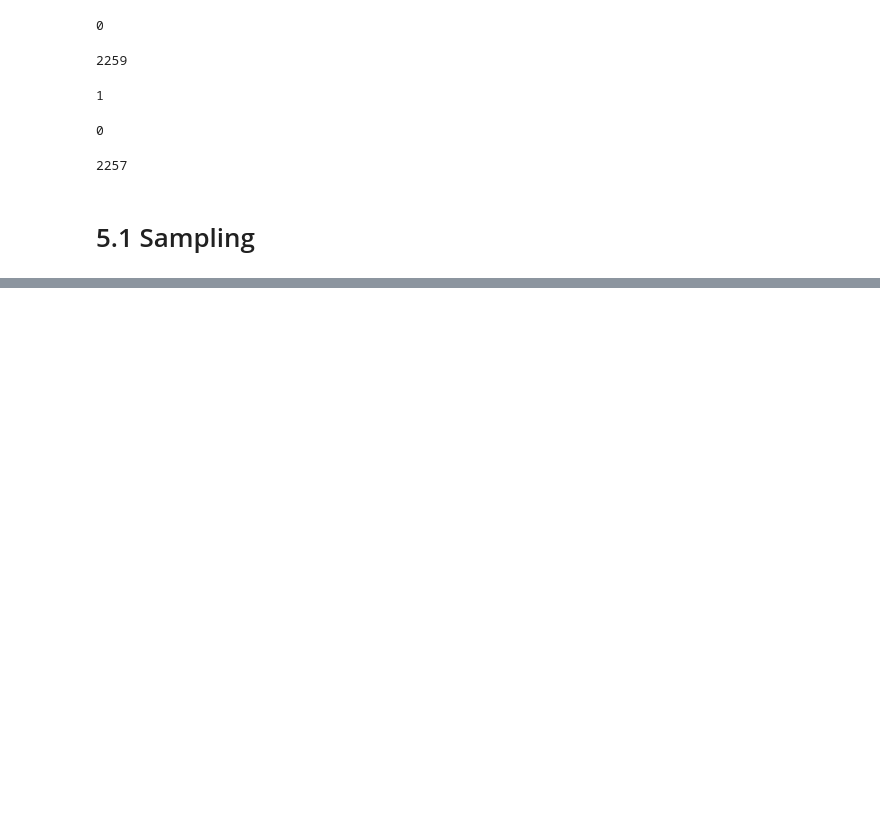
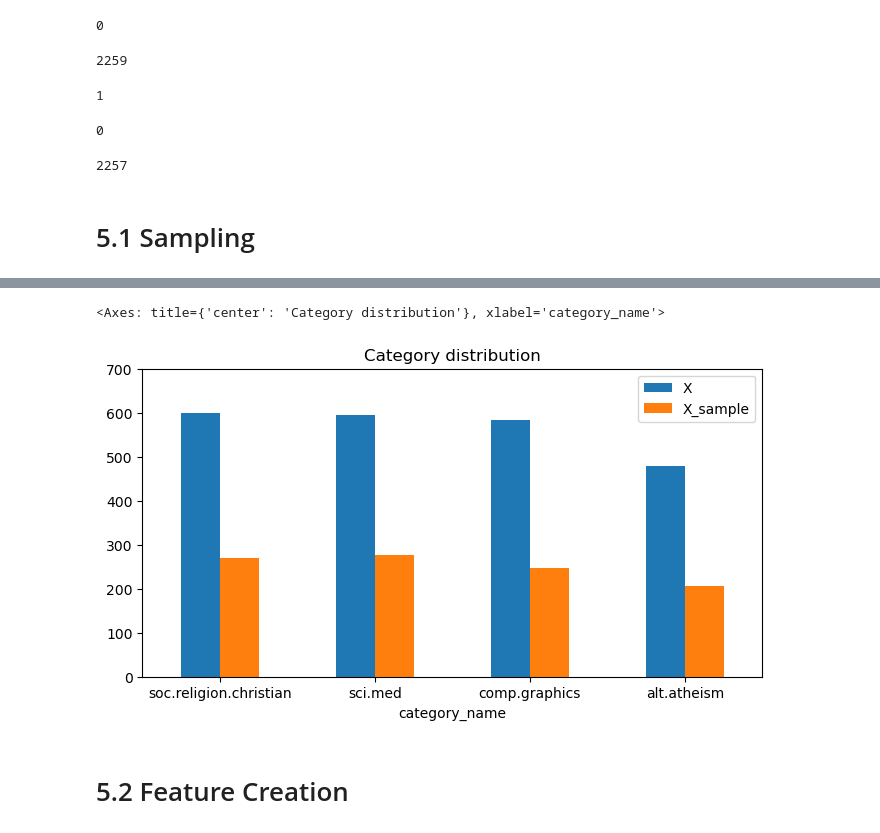
Before and after one commit to DITShark/DM2023-Lab1-Master, a Jupyter notebook: Homework/DM2023-Lab1-Homework.ipynb, the cells around one changed output, grey strips where cells are left out. Cells and saved outputs as stored; diff of their text form; code cells hidden in the pictures; blank space fills up the shorter version.

```diff
--- a/Homework/DM2023-Lab1-Homework.ipynb
+++ b/Homework/DM2023-Lab1-Homework.ipynb
@@ -542,0 +655,8 @@ len(X)
+# %%
+X_both.plot(kind='bar', title='Category distribution',
+            ylim=[0, 700], figsize=(8, 4), rot=0)
+# %% [output]
+<Axes: title={'center': 'Category distribution'}, xlabel='category_name'>
+[figure, added]
+# %% [markdown]
+# 5.2 Feature Creation
```
Also changed, not shown: parts of 80 cells of this notebook, 3 other files.
